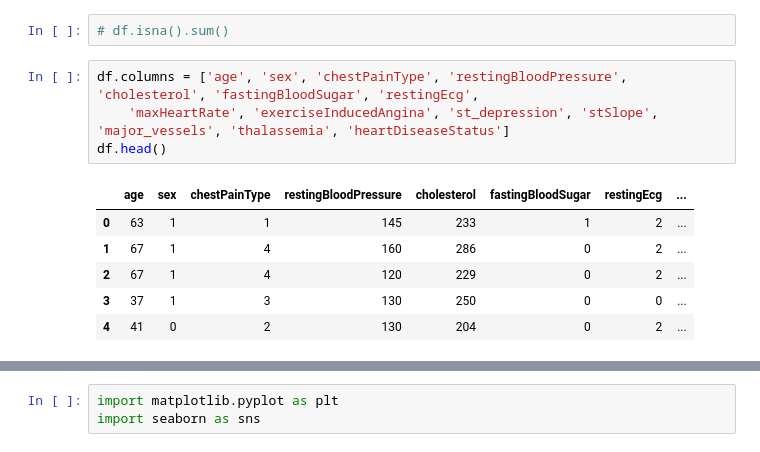
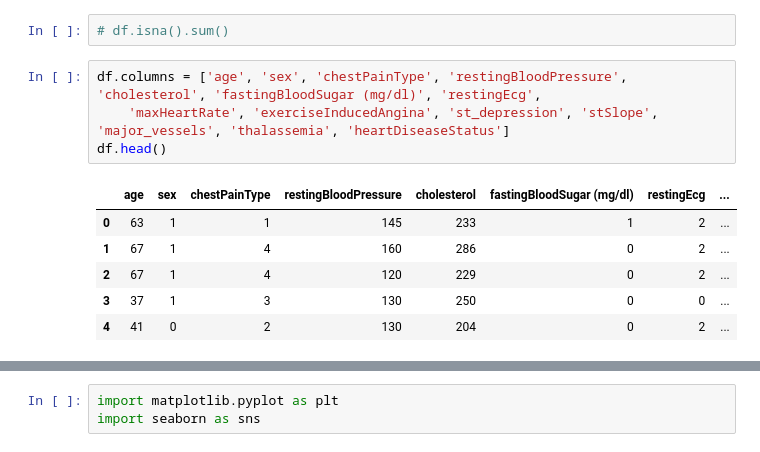
Before and after one commit to koto253/Data_Science_Portfolio, a Jupyter notebook: Heart_Disease_Analysis/heart_disease.analysis.ipynb, the cells around one changed output, grey strips where cells are left out. Saved outputs shown, nothing was run; the diff lists cells and outputs as text.

```diff
--- a/Heart_Disease_Analysis/heart_disease.analysis.ipynb
+++ b/Heart_Disease_Analysis/heart_disease.analysis.ipynb
@@ -66,11 +63,11 @@ df.dropna(inplace=True)
 # %%
 # df.isna().sum()
 # %%
-df.columns = ['age', 'sex', 'chestPainType', 'restingBloodPressure', 'cholesterol', 'fastingBloodSugar', 'restingEcg',
+df.columns = ['age', 'sex', 'chestPainType', 'restingBloodPressure', 'cholesterol', 'fastingBloodSugar (mg/dl)', 'restingEcg',
     'maxHeartRate', 'exerciseInducedAngina', 'st_depression', 'stSlope', 'major_vessels', 'thalassemia', 'heartDiseaseStatus']
 df.head()
 # %% [output]
-|  | age | sex | chestPainType | restingBloodPressure | cholesterol | fastingBloodSugar | restingEcg | ... |
+|  | age | sex | chestPainType | restingBloodPressure | cholesterol | fastingBloodSugar (mg/dl) | restingEcg | ... |
 | 0 | 63 | 1 | 1 | 145 | 233 | 1 | 2 | ... |
 | 1 | 67 | 1 | 4 | 160 | 286 | 0 | 2 | ... |
 | 2 | 67 | 1 | 4 | 120 | 229 | 0 | 2 | ... |
```
Also changed, not shown: parts of 10 cells of this notebook, 3 other files.
